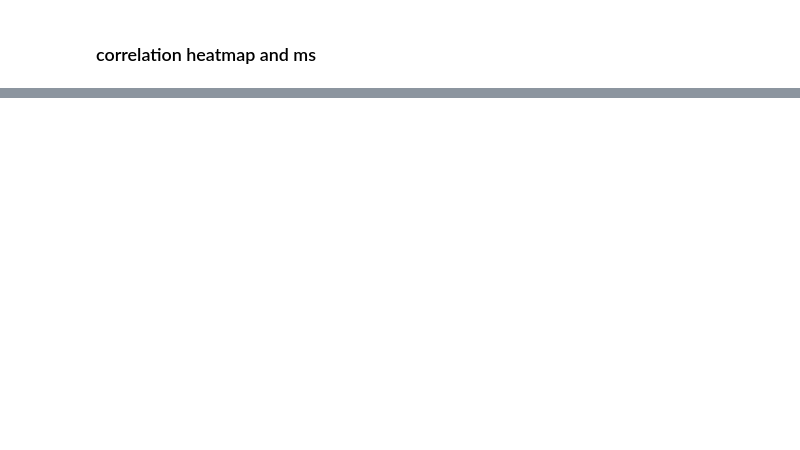
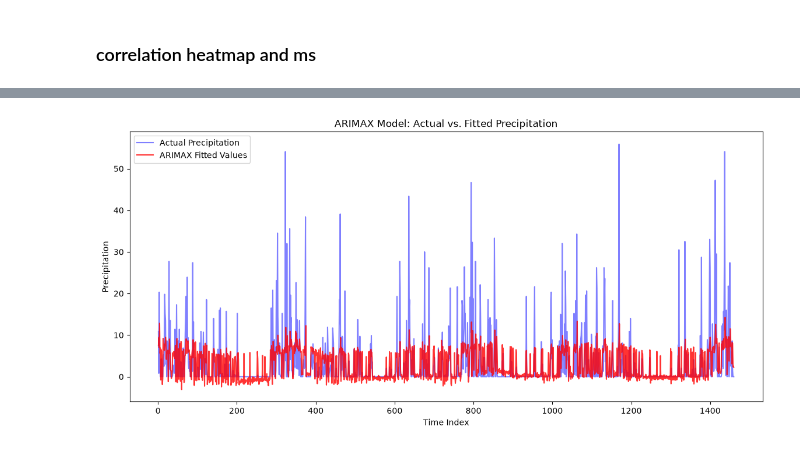
Before and after one commit to AnujThakur-ai/weather-analysis-and-prediction, a Jupyter notebook: weather.ipynb, the cells around one changed output, grey strips where cells are left out. Drawn from its saved outputs; the diff is of its cells as text; code cells hidden in the pictures; blank space fills up the shorter version.

```diff
--- a/weather.ipynb
+++ b/weather.ipynb
@@ -639,0 +764,25 @@ sns.heatmap(data_diff.corr())
+# %%
+from sklearn.preprocessing import  StandardScaler, MinMaxScaler
+trf3 = ColumnTransformer([
+    ('scaler', MinMaxScaler(), ['temp_min_diff', 'wind_diff'])
+], remainder='passthrough')
+
+# 3. Fit and transform the feature matrix
+transformed_exog = trf3.fit_transform(exogs_final)
+
+# 4. Extract and clean column names
+raw_names = trf3.get_feature_names_out()
+clean_names = [
+    col.replace('scaler__', '').replace('remainder__', '')
+    for col in raw_names
+]
+
+# 5. Reconstruct the clean, scaled exog DataFrame preserving the index
+exog_scaled = pd.DataFrame(transformed_exog, columns=clean_names, index=exogs_final.index)
+
+# 6. Refit the ARIMAX model
+p, d, q = 1, 1, 1
+model = ARIMA(endog=endog_final, exog=exog_scaled, order=(p, d, q))
+model_fit = model.fit()
+
+print(model_fit.summary())
@@ -639,0 +807,12 @@ sns.heatmap(data_diff.corr())
+# %%
+plt.figure(figsize=(14, 6))
+plt.plot(endog_final.index, endog_final, label='Actual Precipitation', color='blue', alpha=0.5)
+plt.plot(endog_final.index, model_fit.fittedvalues, label='ARIMAX Fitted Values', color='red', alpha=0.8)
+
+plt.title('ARIMAX Model: Actual vs. Fitted Precipitation')
+plt.xlabel('Time Index')
+plt.ylabel('Precipitation')
+plt.legend()
+plt.show()
+# %% [output]
+[figure, added]
```
Also changed, not shown: parts of 18 cells of this notebook.
